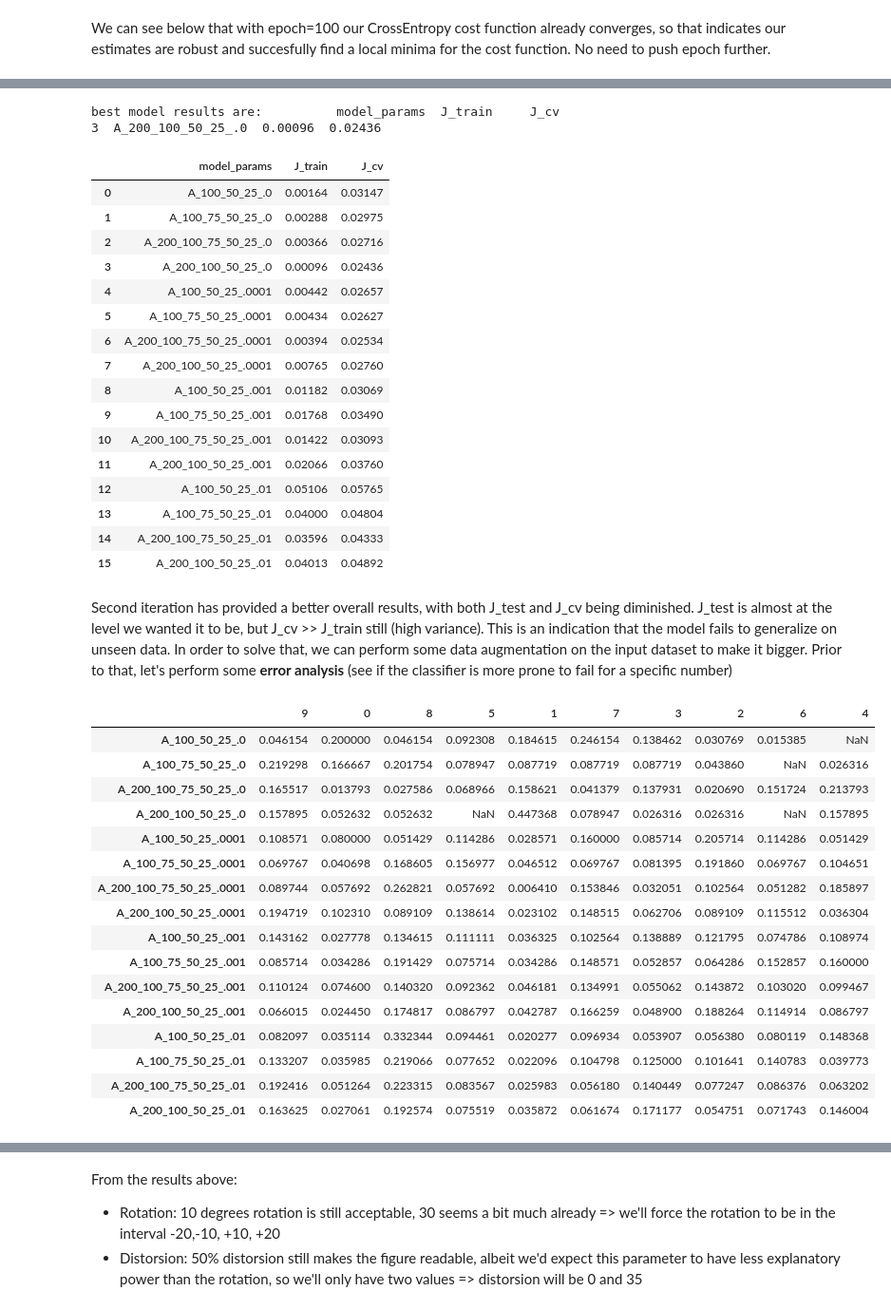
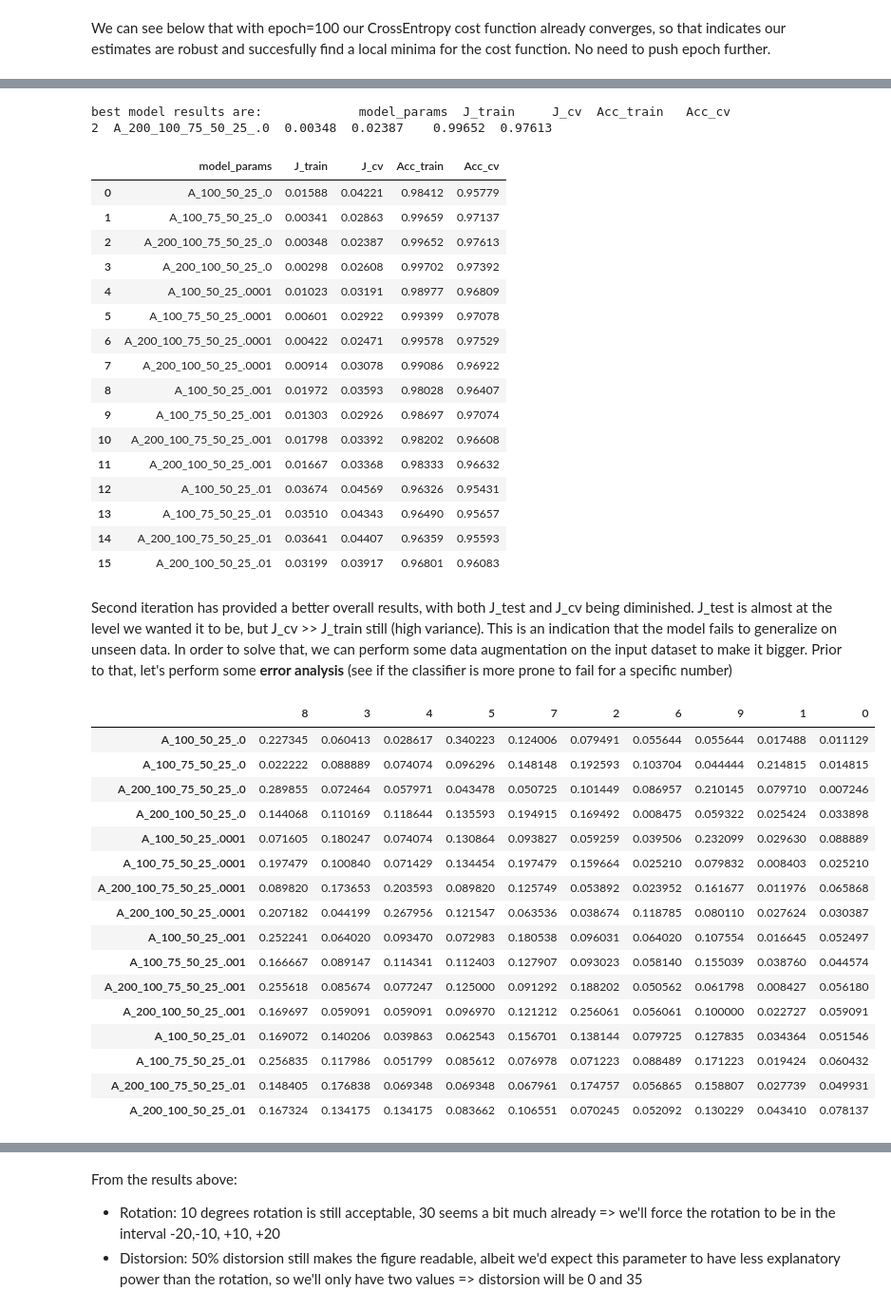
Before and after one commit to AXELQUANTT/Generic, a Jupyter notebook: ML_AI/Projects/MNIST_digits_recognizer/Analysis.ipynb, the cells around one changed output, grey strips where cells are left out. Shown: that part at 95% size. Saved outputs shown, nothing was run; the diff lists cells and outputs as text; code cells hidden in the pictures.

```diff
--- a/ML_AI/Projects/MNIST_digits_recognizer/Analysis.ipynb
+++ b/ML_AI/Projects/MNIST_digits_recognizer/Analysis.ipynb
@@ -232,7 +232,7 @@ results_vol2 = {}
 # We've incremented the epoch of the algorithms as they're more complex than before, so maybe
 # we need extra iterations to make the parameters converge
 for model_key,model_params in models_vol2.items():
-    results_vol2[model_key] = udr.build_model_and_train(model_params, x_train, y_train, x_cv, y_cv, categories, 100, 32)
+    results_vol2[model_key] = udr.build_model_and_train(model_params, x_train, y_train, x_cv, y_cv, categories, 50, 32)
     i+=1
     print(f"Progress...{i/len(models_vol2)}")
 # %% [output]
@@ -266,52 +266,52 @@ udr.plot_adam_cost(error_logs)
 # %%
-model_train_cv_cost_vol2 = [[model,round(stats[1],5),round(stats[2],5)] for model,stats in results_vol2.items()]
-model_train_cv_cost_vol2 = pd.DataFrame(model_train_cv_cost_vol2,columns=['model_params','J_train', 'J_cv'])
+model_train_cv_cost_vol2 = [[model,round(stats[1],5),round(stats[2],5), round(stats[6],5), round(stats[7],5)] for model,stats in results_vol2.items()]
+model_train_cv_cost_vol2 = pd.DataFrame(model_train_cv_cost_vol2,columns=['model_params','J_train', 'J_cv', 'Acc_train', 'Acc_cv'])
 best_model = model_train_cv_cost_vol2.loc[model_train_cv_cost_vol2['J_cv']==min(model_train_cv_cost_vol2['J_cv']),:]
 print(f"best model results are: {best_model}")
 model_train_cv_cost_vol2
 # %% [output]
-best model results are:          model_params  J_train     J_cv
-3  A_200_100_50_25_.0  0.00096  0.02436
+best model results are:             model_params  J_train     J_cv  Acc_train   Acc_cv
+2  A_200_100_75_50_25_.0  0.00348  0.02387    0.99652  0.97613
-|  | model_params | J_train | J_cv |
-| 0 | A_100_50_25_.0 | 0.00164 | 0.03147 |
-| 1 | A_100_75_50_25_.0 | 0.00288 | 0.02975 |
-| 2 | A_200_100_75_50_25_.0 | 0.00366 | 0.02716 |
-| 3 | A_200_100_50_25_.0 | 0.00096 | 0.02436 |
-| 4 | A_100_50_25_.0001 | 0.00442 | 0.02657 |
-| 5 | A_100_75_50_25_.0001 | 0.00434 | 0.02627 |
-| 6 | A_200_100_75_50_25_.0001 | 0.00394 | 0.02534 |
-| 7 | A_200_100_50_25_.0001 | 0.00765 | 0.02760 |
-| 8 | A_100_50_25_.001 | 0.01182 | 0.03069 |
-| 9 | A_100_75_50_25_.001 | 0.01768 | 0.03490 |
-| 10 | A_200_100_75_50_25_.001 | 0.01422 | 0.03093 |
-| 11 | A_200_100_50_25_.001 | 0.02066 | 0.03760 |
-| 12 | A_100_50_25_.01 | 0.05106 | 0.05765 |
-| 13 | A_100_75_50_25_.01 | 0.04000 | 0.04804 |
-| 14 | A_200_100_75_50_25_.01 | 0.03596 | 0.04333 |
-| 15 | A_200_100_50_25_.01 | 0.04013 | 0.04892 |
+|  | model_params | J_train | J_cv | Acc_train | Acc_cv |
+| 0 | A_100_50_25_.0 | 0.01588 | 0.04221 | 0.98412 | 0.95779 |
+| 1 | A_100_75_50_25_.0 | 0.00341 | 0.02863 | 0.99659 | 0.97137 |
+| 2 | A_200_100_75_50_25_.0 | 0.00348 | 0.02387 | 0.99652 | 0.97613 |
+| 3 | A_200_100_50_25_.0 | 0.00298 | 0.02608 | 0.99702 | 0.97392 |
+| 4 | A_100_50_25_.0001 | 0.01023 | 0.03191 | 0.98977 | 0.96809 |
+| 5 | A_100_75_50_25_.0001 | 0.00601 | 0.02922 | 0.99399 | 0.97078 |
+| 6 | A_200_100_75_50_25_.0001 | 0.00422 | 0.02471 | 0.99578 | 0.97529 |
+| 7 | A_200_100_50_25_.0001 | 0.00914 | 0.03078 | 0.99086 | 0.96922 |
+| 8 | A_100_50_25_.001 | 0.01972 | 0.03593 | 0.98028 | 0.96407 |
+| 9 | A_100_75_50_25_.001 | 0.01303 | 0.02926 | 0.98697 | 0.97074 |
+| 10 | A_200_100_75_50_25_.001 | 0.01798 | 0.03392 | 0.98202 | 0.96608 |
+| 11 | A_200_100_50_25_.001 | 0.01667 | 0.03368 | 0.98333 | 0.96632 |
+| 12 | A_100_50_25_.01 | 0.03674 | 0.04569 | 0.96326 | 0.95431 |
+| 13 | A_100_75_50_25_.01 | 0.03510 | 0.04343 | 0.96490 | 0.95657 |
+| 14 | A_200_100_75_50_25_.01 | 0.03641 | 0.04407 | 0.96359 | 0.95593 |
+| 15 | A_200_100_50_25_.01 | 0.03199 | 0.03917 | 0.96801 | 0.96083 |
 # %% [markdown]
 Second iteration has provided a better overall results, with both J_test and J_cv being diminished. J_test is almost at the level we wanted it to be, but J_cv >> J_train still (high variance). This is an indication that the model fails to generalize on unseen data. In order to solve that, we can perform some data augmentation on the input dataset to make it bigger. Prior to that, let's perform some **error analysis** (see if the classifier is more prone to fail for a specific number)
 # %%
-erorr_train = dict((model,stats[-2]) for model,stats in results_vol2.items())
+erorr_train = dict((model,stats[-4]) for model,stats in results_vol2.items())
 errors_train = pd.DataFrame.from_dict(erorr_train,orient='index')
 errors_train
 # %% [output]
-|  | 9 | 0 | 8 | 5 | 1 | 7 | 3 | 2 | 6 | 4 |
-| A_100_50_25_.0 | 0.046154 | 0.200000 | 0.046154 | 0.092308 | 0.184615 | 0.246154 | 0.138462 | 0.030769 | 0.015385 | NaN |
-| A_100_75_50_25_.0 | 0.219298 | 0.166667 | 0.201754 | 0.078947 | 0.087719 | 0.087719 | 0.087719 | 0.043860 | NaN | 0.026316 |
-| A_200_100_75_50_25_.0 | 0.165517 | 0.013793 | 0.027586 | 0.068966 | 0.158621 | 0.041379 | 0.137931 | 0.020690 | 0.151724 | 0.213793 |
-| A_200_100_50_25_.0 | 0.157895 | 0.052632 | 0.052632 | NaN | 0.447368 | 0.078947 | 0.026316 | 0.026316 | NaN | 0.157895 |
-| A_100_50_25_.0001 | 0.108571 | 0.080000 | 0.051429 | 0.114286 | 0.028571 | 0.160000 | 0.085714 | 0.205714 | 0.114286 | 0.051429 |
-| A_100_75_50_25_.0001 | 0.069767 | 0.040698 | 0.168605 | 0.156977 | 0.046512 | 0.069767 | 0.081395 | 0.191860 | 0.069767 | 0.104651 |
-| A_200_100_75_50_25_.0001 | 0.089744 | 0.057692 | 0.262821 | 0.057692 | 0.006410 | 0.153846 | 0.032051 | 0.102564 | 0.051282 | 0.185897 |
-| A_200_100_50_25_.0001 | 0.194719 | 0.102310 | 0.089109 | 0.138614 | 0.023102 | 0.148515 | 0.062706 | 0.089109 | 0.115512 | 0.036304 |
-| A_100_50_25_.001 | 0.143162 | 0.027778 | 0.134615 | 0.111111 | 0.036325 | 0.102564 | 0.138889 | 0.121795 | 0.074786 | 0.108974 |
-| A_100_75_50_25_.001 | 0.085714 | 0.034286 | 0.191429 | 0.075714 | 0.034286 | 0.148571 | 0.052857 | 0.064286 | 0.152857 | 0.160000 |
-| A_200_100_75_50_25_.001 | 0.110124 | 0.074600 | 0.140320 | 0.092362 | 0.046181 | 0.134991 | 0.055062 | 0.143872 | 0.103020 | 0.099467 |
-| A_200_100_50_25_.001 | 0.066015 | 0.024450 | 0.174817 | 0.086797 | 0.042787 | 0.166259 | 0.048900 | 0.188264 | 0.114914 | 0.086797 |
-| A_100_50_25_.01 | 0.082097 | 0.035114 | 0.332344 | 0.094461 | 0.020277 | 0.096934 | 0.053907 | 0.056380 | 0.080119 | 0.148368 |
-| A_100_75_50_25_.01 | 0.133207 | 0.035985 | 0.219066 | 0.077652 | 0.022096 | 0.104798 | 0.125000 | 0.101641 | 0.140783 | 0.039773 |
-| A_200_100_75_50_25_.01 | 0.192416 | 0.051264 | 0.223315 | 0.083567 | 0.025983 | 0.056180 | 0.140449 | 0.077247 | 0.086376 | 0.063202 |
-| A_200_100_50_25_.01 | 0.163625 | 0.027061 | 0.192574 | 0.075519 | 0.035872 | 0.061674 | 0.171177 | 0.054751 | 0.071743 | 0.146004 |
+|  | 8 | 3 | 4 | 5 | 7 | 2 | 6 | 9 | 1 | 0 |
+| A_100_50_25_.0 | 0.227345 | 0.060413 | 0.028617 | 0.340223 | 0.124006 | 0.079491 | 0.055644 | 0.055644 | 0.017488 | 0.011129 |
+| A_100_75_50_25_.0 | 0.022222 | 0.088889 | 0.074074 | 0.096296 | 0.148148 | 0.192593 | 0.103704 | 0.044444 | 0.214815 | 0.014815 |
+| A_200_100_75_50_25_.0 | 0.289855 | 0.072464 | 0.057971 | 0.043478 | 0.050725 | 0.101449 | 0.086957 | 0.210145 | 0.079710 | 0.007246 |
+| A_200_100_50_25_.0 | 0.144068 | 0.110169 | 0.118644 | 0.135593 | 0.194915 | 0.169492 | 0.008475 | 0.059322 | 0.025424 | 0.033898 |
+| A_100_50_25_.0001 | 0.071605 | 0.180247 | 0.074074 | 0.130864 | 0.093827 | 0.059259 | 0.039506 | 0.232099 | 0.029630 | 0.088889 |
+| A_100_75_50_25_.0001 | 0.197479 | 0.100840 | 0.071429 | 0.134454 | 0.197479 | 0.159664 | 0.025210 | 0.079832 | 0.008403 | 0.025210 |
+| A_200_100_75_50_25_.0001 | 0.089820 | 0.173653 | 0.203593 | 0.089820 | 0.125749 | 0.053892 | 0.023952 | 0.161677 | 0.011976 | 0.065868 |
+| A_200_100_50_25_.0001 | 0.207182 | 0.044199 | 0.267956 | 0.121547 | 0.063536 | 0.038674 | 0.118785 | 0.080110 | 0.027624 | 0.030387 |
+| A_100_50_25_.001 | 0.252241 | 0.064020 | 0.093470 | 0.072983 | 0.180538 | 0.096031 | 0.064020 | 0.107554 | 0.016645 | 0.052497 |
+| A_100_75_50_25_.001 | 0.166667 | 0.089147 | 0.114341 | 0.112403 | 0.127907 | 0.093023 | 0.058140 | 0.155039 | 0.038760 | 0.044574 |
+| A_200_100_75_50_25_.001 | 0.255618 | 0.085674 | 0.077247 | 0.125000 | 0.091292 | 0.188202 | 0.050562 | 0.061798 | 0.008427 | 0.056180 |
+| A_200_100_50_25_.001 | 0.169697 | 0.059091 | 0.059091 | 0.096970 | 0.121212 | 0.256061 | 0.056061 | 0.100000 | 0.022727 | 0.059091 |
+| A_100_50_25_.01 | 0.169072 | 0.140206 | 0.039863 | 0.062543 | 0.156701 | 0.138144 | 0.079725 | 0.127835 | 0.034364 | 0.051546 |
+| A_100_75_50_25_.01 | 0.256835 | 0.117986 | 0.051799 | 0.085612 | 0.076978 | 0.071223 | 0.088489 | 0.171223 | 0.019424 | 0.060432 |
+| A_200_100_75_50_25_.01 | 0.148405 | 0.176838 | 0.069348 | 0.069348 | 0.067961 | 0.174757 | 0.056865 | 0.158807 | 0.027739 | 0.049931 |
+| A_200_100_50_25_.01 | 0.167324 | 0.134175 | 0.134175 | 0.083662 | 0.106551 | 0.070245 | 0.052092 | 0.130229 | 0.043410 | 0.078137 |
 # %%
 # Errors for our best param configuration
```
Also changed, not shown: parts of 23 cells of this notebook, 1 other file.
